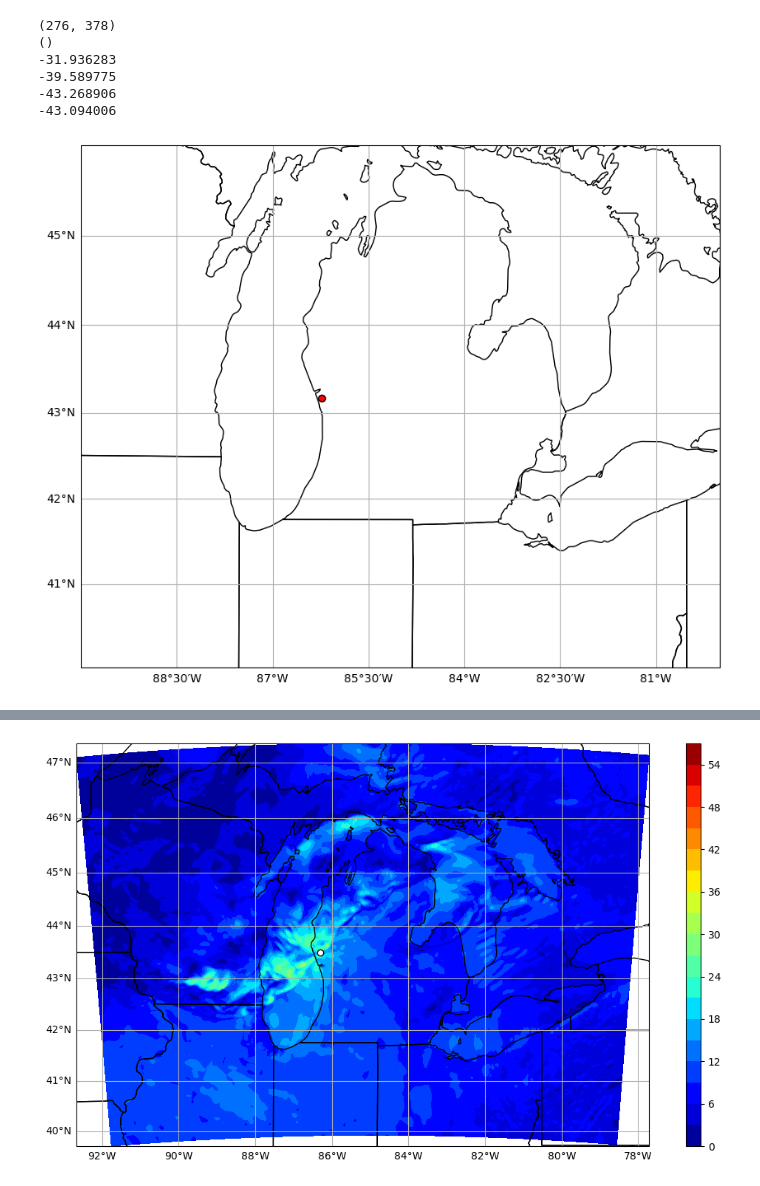
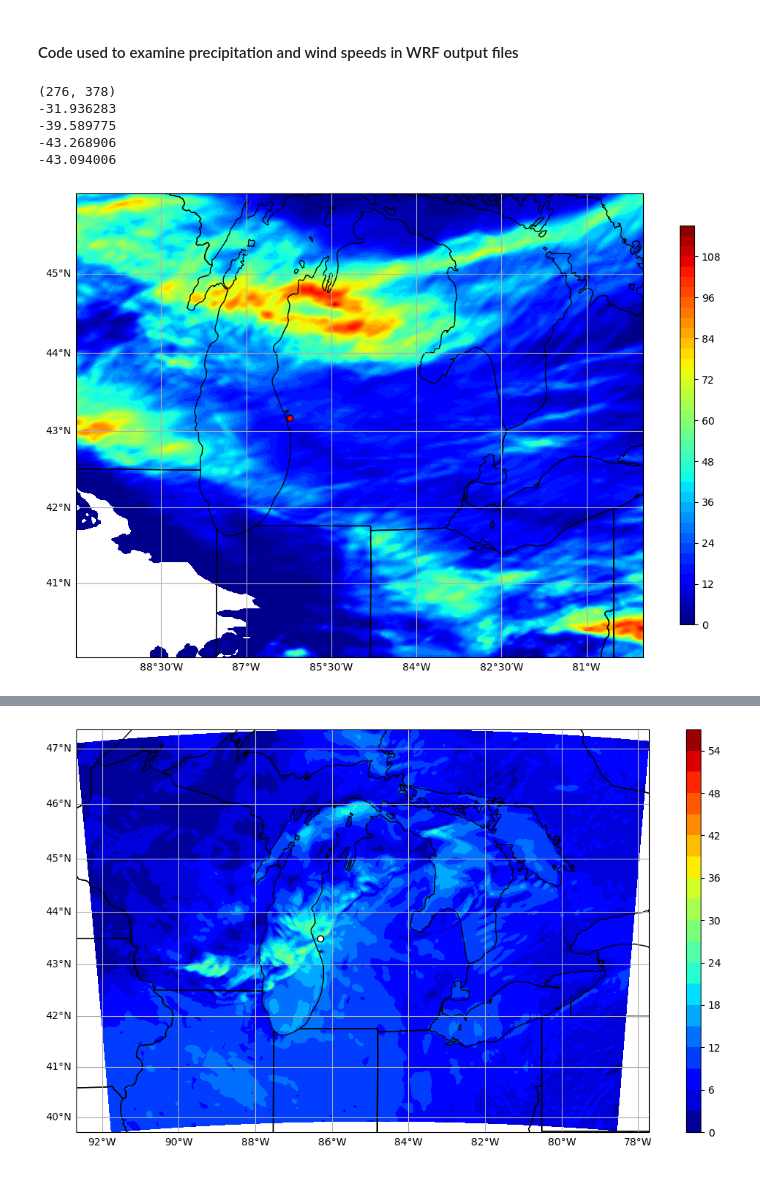
Before and after one commit to legetker/wrf_codes, a Jupyter notebook: wrf_rainfall.ipynb, the cells around one changed output, grey strips where cells are left out. Saved outputs shown, nothing was run; the diff lists cells and outputs as text; code cells hidden in the pictures.

```diff
--- a/wrf_rainfall.ipynb
+++ b/wrf_rainfall.ipynb
@@ -1,3 +1,5 @@
+# %% [markdown]
+#### Code used to examine precipitation and wind speeds in WRF output files
 # %%
 import numpy as np
 from netCDF4 import Dataset
@@ -42,6 +44,9 @@ data_1deg = Dataset("/scratch/legetker/wdm_1deg_delta/wrfout_d02_1998-06-01_00:0
 data_2deg = Dataset("/scratch/legetker/wdm_2deg_delta/wrfout_d02_1998-06-01_00:00:00", "r", format="NETCDF4")
 data_4deg = Dataset("/scratch/legetker/wdm_4deg_delta/wrfout_d02_1998-06-01_00:00:00", "r", format="NETCDF4")
 # %%
+"""
+Calculating total rainfall over the course of the day on May 31st, 1998, for control run and each experimental run.
+"""
 
 data_ctrl_start = Dataset("/scratch/legetker/wdm_ctrl_run/wrfout_d02_1998-05-31_00:00:00", "r", format="NETCDF4")
 data_1deg_start = Dataset("/scratch/legetker/wdm_1deg_delta/wrfout_d02_1998-05-31_00:00:00", "r", format="NETCDF4")
@@ -60,58 +65,53 @@ wdspd_1deg = getvar(data_1deg, "RAINNC").values
 wdspd_2deg = getvar(data_2deg, "RAINNC").values
 wdspd_4deg = getvar(data_4deg, "RAINNC").values
 
-
-
 wdspd_ctrl = wdspd_ctrl[x_y[0],x_y[1]]
 wdspd_1deg = wdspd_1deg[x_y[0],x_y[1]]
 wdspd_2deg = wdspd_2deg[x_y[0],x_y[1]]
 wdspd_4deg = wdspd_4deg[x_y[0],x_y[1]]
 
-
 wdspd_ctrl_start = getvar(data_ctrl_start, "RAINNC").values
-print(wdspd_ctrl.shape)
 wdspd_1deg_start = getvar(data_1deg_start, "RAINNC").values
 wdspd_2deg_start = getvar(data_2deg_start, "RAINNC").values
 wdspd_4deg_start = getvar(data_4deg_start, "RAINNC").values
-
-
 
 wdspd_ctrl_start = wdspd_ctrl_start[x_y[0],x_y[1]]
 wdspd_1deg_start = wdspd_1deg_start[x_y[0],x_y[1]]
 wdspd_2deg_start = wdspd_2deg_start[x_y[0],x_y[1]]
 wdspd_4deg_start = wdspd_4deg_start[x_y[0],x_y[1]]
 
+#print out difference between start of day and end of day
 print(wdspd_ctrl_start - wdspd_ctrl)
 print(wdspd_1deg_start - wdspd_1deg)
 print(wdspd_2deg_start - wdspd_2deg)
 print(wdspd_4deg_start - wdspd_4deg)
 # %% [output]
 (276, 378)
-()
 -31.936283
 -39.589775
 -43.268906
 -43.094006
 # %%
 """
-Precip
+Plot control rainfall and airport location
 """
-lats, lons = latlon_coords(rainnc)
+wdspd_ctrl = getvar(data_ctrl, "RAINNC")
+lats, lons = latlon_coords(wdspd_ctrl)
 time=wrf.extract_times(data_ctrl, timeidx=0, method='cat', squeeze=True, cache=None, meta=False, do_xtime=False)
 timestr=(str(time))
 titletime=(timestr[0:10]+' '+timestr[11:16])
 fig = plt.figure(figsize=(10,10))
 ax = plt.axes(projection=ccrs.Mercator(central_longitude = 0))
 ax.add_feature(cfeature.STATES, edgecolor='black')  #Add US states
 ax.add_feature(cfeature.COASTLINE, edgecolor='black')  #Add coastlines
-#cs = ax.contourf(lons, lats, rainnc, cmap = "jet", levels = np.arange(0, 150, 3), transform=ccrs.PlateCarree())
+cs = ax.contourf(lons, lats, wdspd_ctrl - wdspd_ctrl_start, cmap = "jet", levels = np.arange(0, 120, 3), transform=ccrs.PlateCarree())
 ax.scatter(lat_lon[1], lat_lon[0], color = 'white', transform=ccrs.PlateCarree(), edgecolors = 'black', facecolor = 'red')
-#cax = fig.add_axes([ax.get_position().x1+0.05,ax.get_position().y0,0.02,ax.get_position().height])  #You can change the numbers to move the colorbar.
-#cbar = plt.colorbar(cs, cax = cax)
+cax = fig.add_axes([ax.get_position().x1+0.05,ax.get_position().y0,0.02,ax.get_position().height])  #You can change the numbers to move the colorbar.
+cbar = plt.colorbar(cs, cax = cax)
 ax.set_extent([-90, -80, 40, 46])
 gl = ax.gridlines(draw_labels=True, dms=True, x_inline=False, y_inline=False)
 gl.top_labels=False   # suppress top grid labels
 gl.right_labels=False # suppress right grid labels
 # %% [output]
-[figure, old version]
+[figure, new version]
 # %%
```
Also changed, not shown: parts of 5 cells of this notebook, 2 other files.
